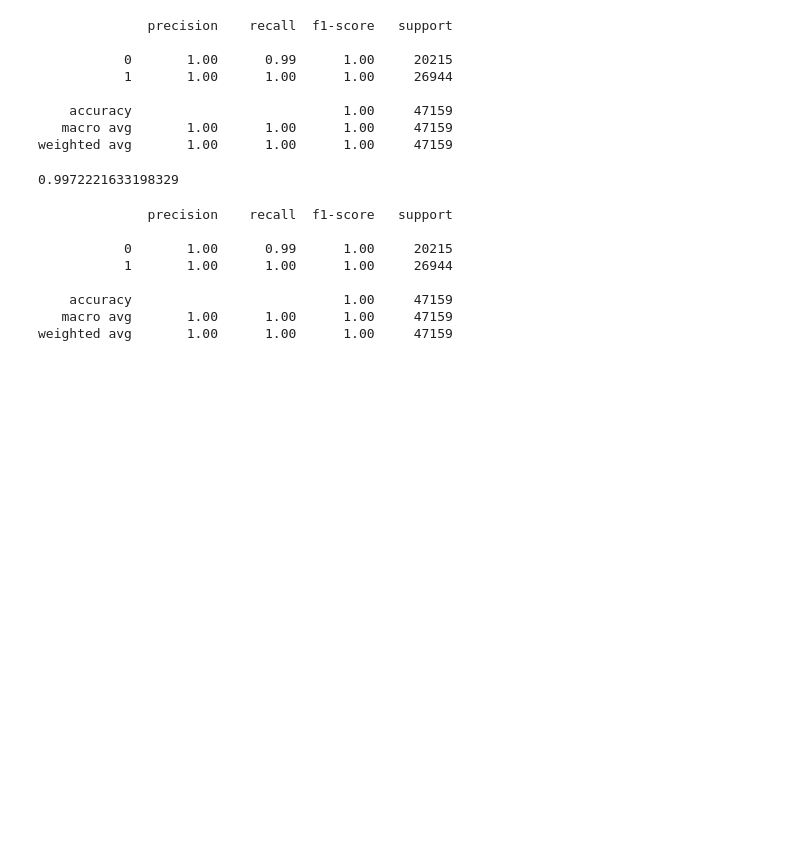
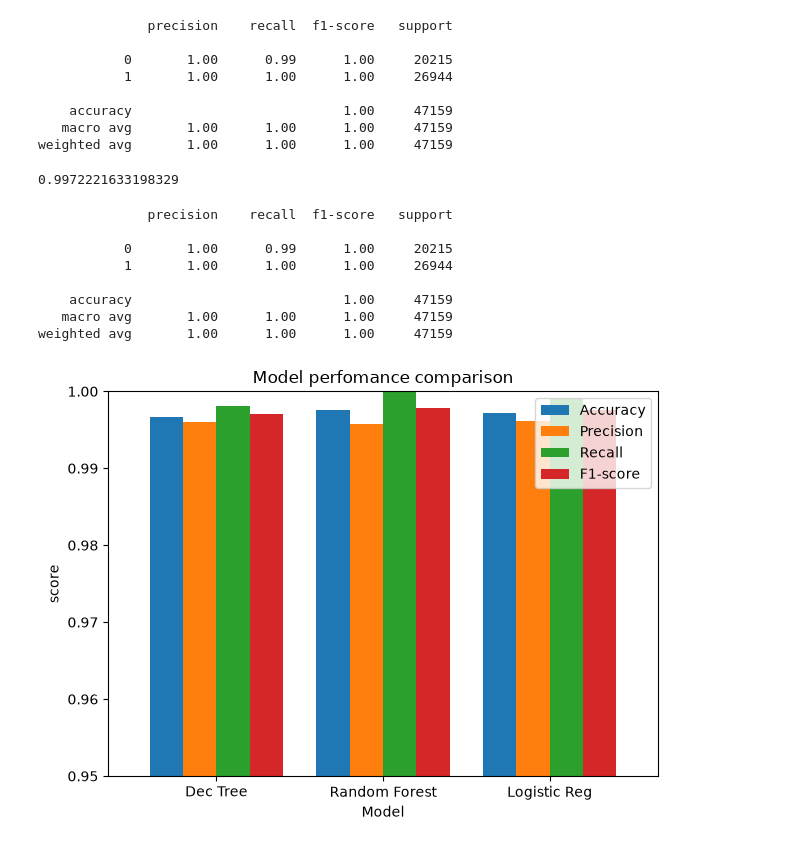
Before and after one commit to RkP17/phishing-url-detection, a Jupyter notebook: phishing_detection.ipynb, the cells around one changed output. Cells and saved outputs as stored; diff of their text form; code cells hidden in the pictures; blank space fills up the shorter version.

Commit message:
compared the models performances and displayed this through a bar chart

```diff
--- a/phishing_detection.ipynb
+++ b/phishing_detection.ipynb
@@ -314,3 +314,43 @@ print(classification_report(y_test, predictions))
     accuracy                           1.00     47159
    macro avg       1.00      1.00      1.00     47159
 weighted avg       1.00      1.00      1.00     47159
+# %%
+# accuracy, precison, recall and f1 score
+
+predicitons_dt = phishing_url_model.predict(X_test)
+predictions_lr = pishing_url_model_logistic_regression.predict(X_test)
+predictions_rf = phishing_url_model_random_forest.predict(X_test)
+
+accuracy_dt = accuracy_score(y_test,predicitons_dt)
+accuracy_lr = accuracy_score(y_test, predictions_lr)
+accuracy_rf = accuracy_score(y_test, predictions_rf)
+
+report_dict_dt = classification_report(y_test, predicitons_dt, output_dict=True)
+report_dict_lr = classification_report(y_test,predictions_lr, output_dict=True)
+report_dict_rf = classification_report(y_test, predictions_rf, output_dict=True)
+
+# define the data
+data = {
+    'Model':['Dec Tree','Random Forest','Logistic Reg'],
+    'Accuracy':[accuracy_dt, accuracy_lr, accuracy_rf],
+    'Precision':[report_dict_dt['1']['precision'], report_dict_lr['1']['precision'], report_dict_rf['1']['precision']],
+    'Recall':[report_dict_dt['1']['recall'], report_dict_lr['1']['recall'], report_dict_rf['1']['recall']],
+    'F1-score':[report_dict_dt['1']['f1-score'], report_dict_lr['1']['f1-score'], report_dict_rf['1']['f1-score']],
+}
+
+data_table = pd.DataFrame(data)
+data_table.set_index('Model', inplace=True)
+
+# plot
+fig, ax = plt.subplots()
+data_table.plot(kind='bar', ax=ax, width=0.8)
+
+ax.set_title('Model perfomance comparison')
+ax.set_ylabel('score')
+ax.set_ylim(0.95, 1.0)
+plt.xticks(rotation=0)
+
+plt.tight_layout()
+plt.show()
+# %% [output]
+[figure, added]
```
